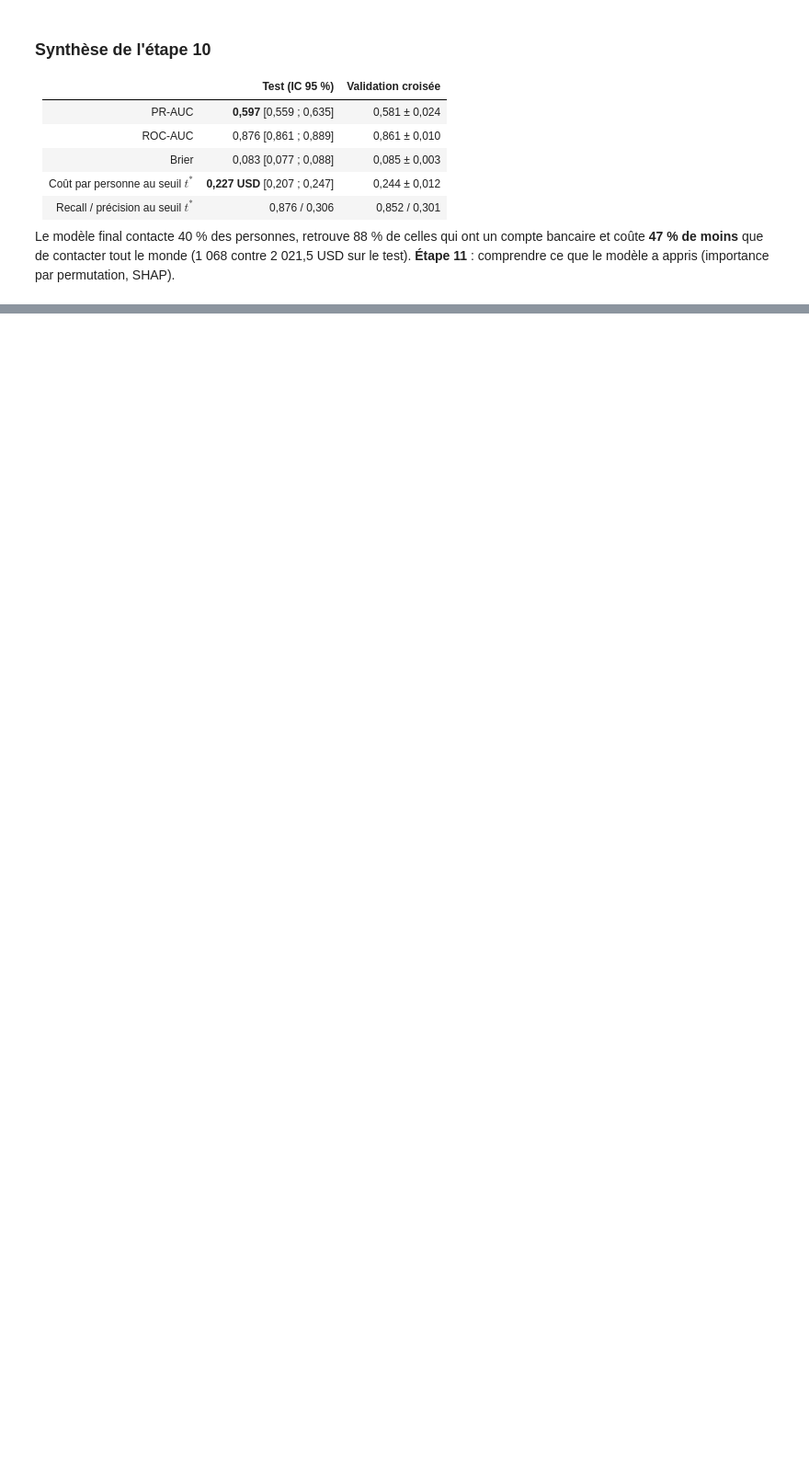
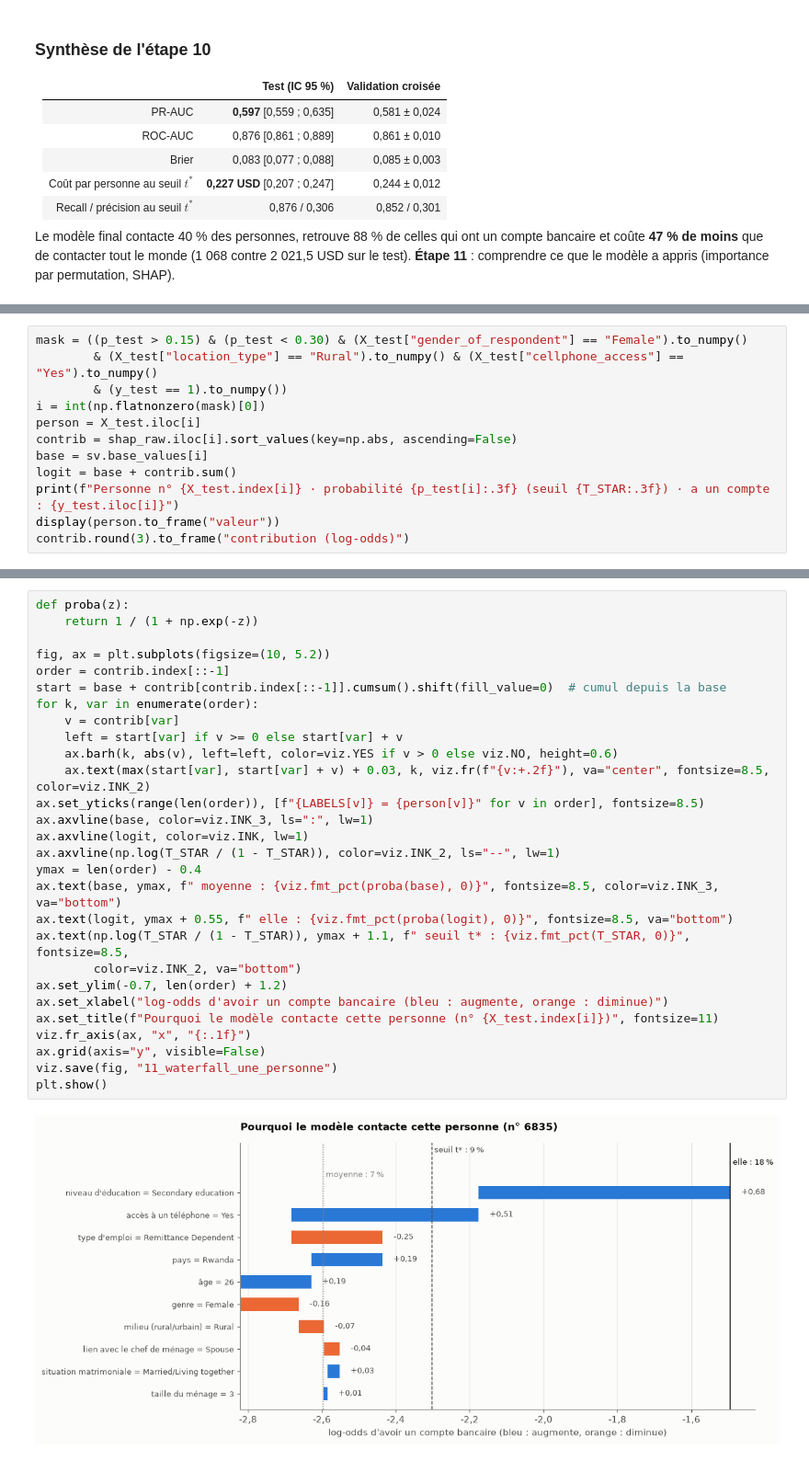
Before and after one commit to kmache/financial-inclusion-africa, a Jupyter notebook: notebooks/06_test_final_interpretation.ipynb, the cells around one changed output, grey strips where cells are left out. Shown at 92% size. Drawn from its saved outputs; the diff is of its cells as text; blank space fills up the shorter version.

```diff
--- a/notebooks/06_test_final_interpretation.ipynb
+++ b/notebooks/06_test_final_interpretation.ipynb
@@ -308,0 +514,12 @@ Le modèle final contacte 40 % des personnes, retrouve 88 % de celles qui ont un
+# %%
+mask = ((p_test > 0.15) & (p_test < 0.30) & (X_test["gender_of_respondent"] == "Female").to_numpy()
+        & (X_test["location_type"] == "Rural").to_numpy() & (X_test["cellphone_access"] == "Yes").to_numpy()
+        & (y_test == 1).to_numpy())
+i = int(np.flatnonzero(mask)[0])
+person = X_test.iloc[i]
+contrib = shap_raw.iloc[i].sort_values(key=np.abs, ascending=False)
+base = sv.base_values[i]
+logit = base + contrib.sum()
+print(f"Personne n° {X_test.index[i]} · probabilité {p_test[i]:.3f} (seuil {T_STAR:.3f}) · a un compte : {y_test.iloc[i]}")
+display(person.to_frame("valeur"))
+contrib.round(3).to_frame("contribution (log-odds)")
@@ -308,0 +550,30 @@ Le modèle final contacte 40 % des personnes, retrouve 88 % de celles qui ont un
+# %%
+def proba(z):
+    return 1 / (1 + np.exp(-z))
+
+fig, ax = plt.subplots(figsize=(10, 5.2))
+order = contrib.index[::-1]
+start = base + contrib[contrib.index[::-1]].cumsum().shift(fill_value=0)  # cumul depuis la base
+for k, var in enumerate(order):
+    v = contrib[var]
+    left = start[var] if v >= 0 else start[var] + v
+    ax.barh(k, abs(v), left=left, color=viz.YES if v > 0 else viz.NO, height=0.6)
+    ax.text(max(start[var], start[var] + v) + 0.03, k, viz.fr(f"{v:+.2f}"), va="center", fontsize=8.5, color=viz.INK_2)
+ax.set_yticks(range(len(order)), [f"{LABELS[v]} = {person[v]}" for v in order], fontsize=8.5)
+ax.axvline(base, color=viz.INK_3, ls=":", lw=1)
+ax.axvline(logit, color=viz.INK, lw=1)
+ax.axvline(np.log(T_STAR / (1 - T_STAR)), color=viz.INK_2, ls="--", lw=1)
+ymax = len(order) - 0.4
+ax.text(base, ymax, f" moyenne : {viz.fmt_pct(proba(base), 0)}", fontsize=8.5, color=viz.INK_3, va="bottom")
+ax.text(logit, ymax + 0.55, f" elle : {viz.fmt_pct(proba(logit), 0)}", fontsize=8.5, va="bottom")
+ax.text(np.log(T_STAR / (1 - T_STAR)), ymax + 1.1, f" seuil t* : {viz.fmt_pct(T_STAR, 0)}", fontsize=8.5,
+        color=viz.INK_2, va="bottom")
+ax.set_ylim(-0.7, len(order) + 1.2)
+ax.set_xlabel("log-odds d'avoir un compte bancaire (bleu : augmente, orange : diminue)")
+ax.set_title(f"Pourquoi le modèle contacte cette personne (n° {X_test.index[i]})", fontsize=11)
+viz.fr_axis(ax, "x", "{:.1f}")
+ax.grid(axis="y", visible=False)
+viz.save(fig, "11_waterfall_une_personne")
+plt.show()
+# %% [output]
+[figure, added]
```
Also changed, not shown: parts of 28 cells of this notebook, 6 other files.
